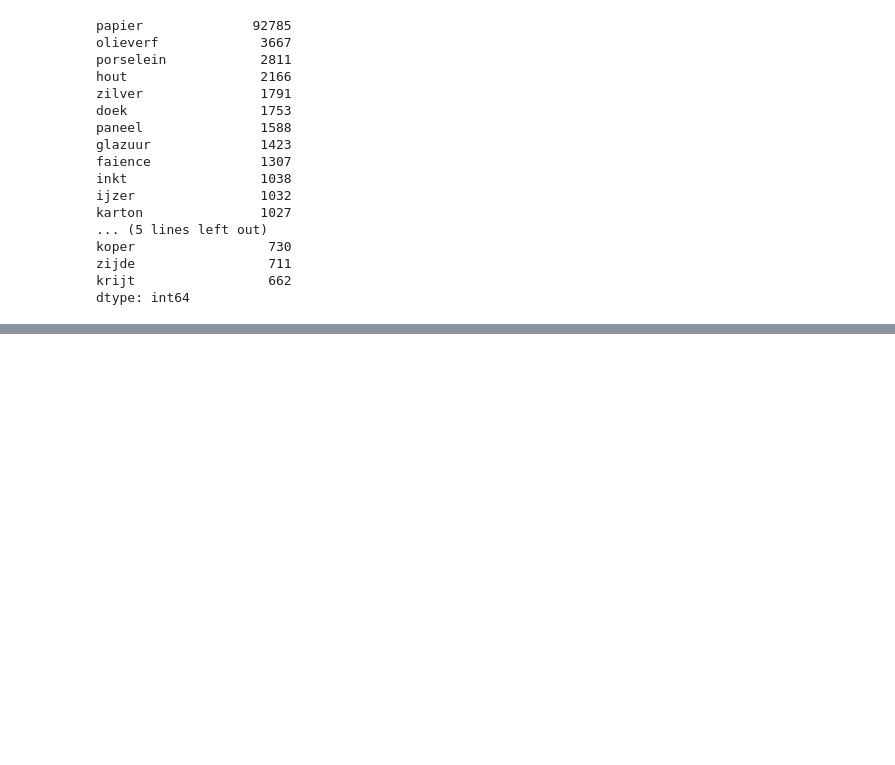
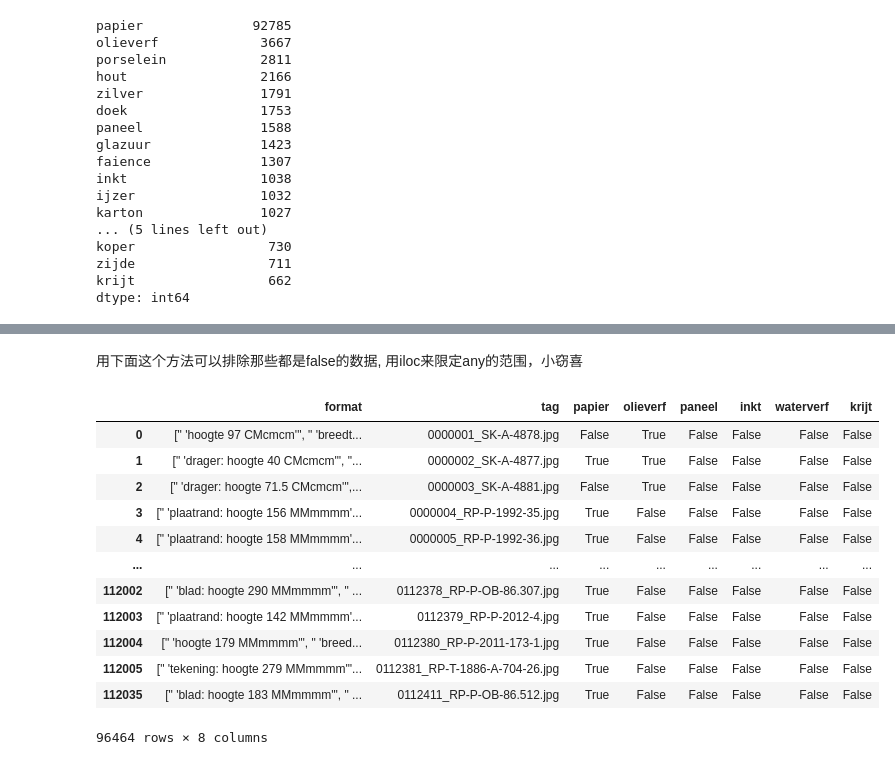
Before and after one commit to XingxinHE/Chief_Curator_Griffin, a Jupyter notebook: 02_Discover_Interesting_Data.ipynb, the cells around one changed output, grey strips where cells are left out. Drawn from its saved outputs; the diff is of its cells as text; code cells hidden in the pictures; blank space fills up the shorter version.

```diff
--- a/02_Discover_Interesting_Data.ipynb
+++ b/02_Discover_Interesting_Data.ipynb
@@ -882,0 +991,18 @@ dtype: int64
+# %% [markdown]
+用下面这个方法可以排除那些都是false的数据, 用iloc来限定any的范围，小窃喜
+# %%
+material_df[material_df.iloc[:,2:].any(1)]
+# %% [output]
+|  | format | tag | papier | olieverf | paneel | inkt | waterverf | krijt |
+| 0 | [" 'hoogte 97 CMcmcm'", " 'breedt... | 0000001_SK-A-4878.jpg | False | True | False | False | False | False |
+| 1 | [" 'drager: hoogte 40 CMcmcm'", "... | 0000002_SK-A-4877.jpg | True | True | False | False | False | False |
+| 2 | [" 'drager: hoogte 71.5 CMcmcm'",... | 0000003_SK-A-4881.jpg | False | True | False | False | False | False |
+| 3 | [" 'plaatrand: hoogte 156 MMmmmm'... | 0000004_RP-P-1992-35.jpg | True | False | False | False | False | False |
+| 4 | [" 'plaatrand: hoogte 158 MMmmmm'... | 0000005_RP-P-1992-36.jpg | True | False | False | False | False | False |
+| ... | ... | ... | ... | ... | ... | ... | ... | ... |
+| 112002 | [" 'blad: hoogte 290 MMmmmm'", " ... | 0112378_RP-P-OB-86.307.jpg | True | False | False | False | False | False |
+| 112003 | [" 'plaatrand: hoogte 142 MMmmmm'... | 0112379_RP-P-2012-4.jpg | True | False | False | False | False | False |
+| 112004 | [" 'hoogte 179 MMmmmm'", " 'breed... | 0112380_RP-P-2011-173-1.jpg | True | False | False | False | False | False |
+| 112005 | [" 'tekening: hoogte 279 MMmmmm'"... | 0112381_RP-T-1886-A-704-26.jpg | True | False | False | False | False | False |
+| 112035 | [" 'blad: hoogte 183 MMmmmm'", " ... | 0112411_RP-P-OB-86.512.jpg | True | False | False | False | False | False |
+96464 rows × 8 columns
```
Also changed, not shown: parts of 22 cells of this notebook.
